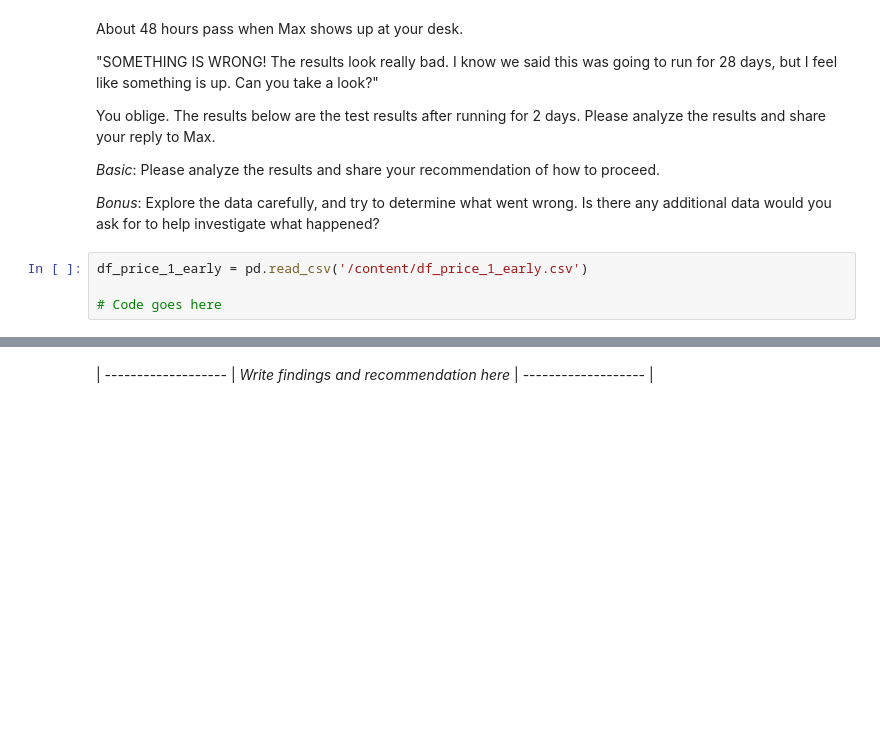
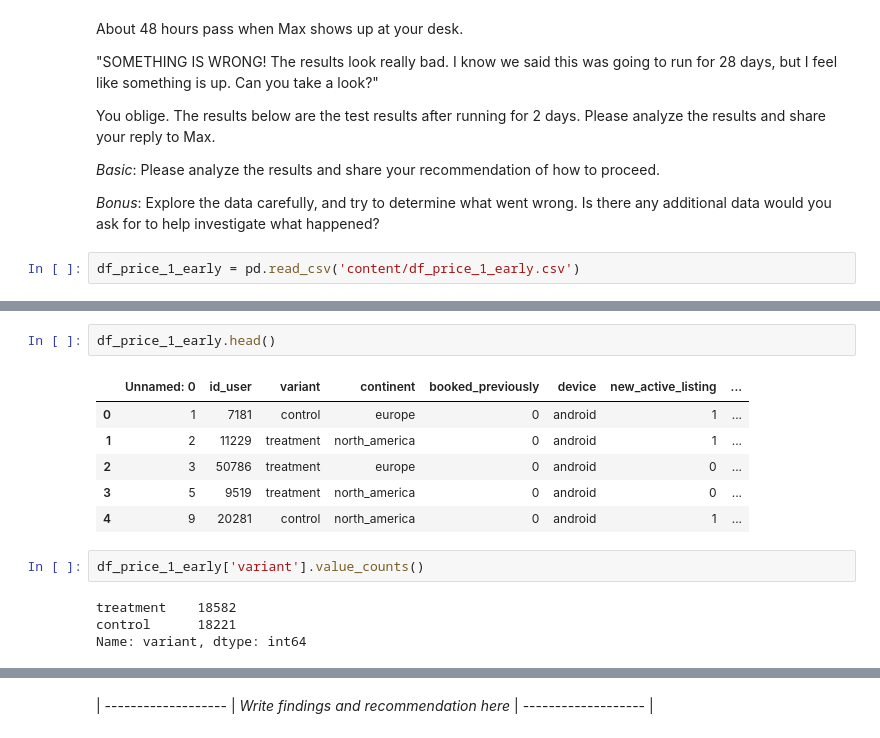
Before and after one commit to pwharrison/corise, a Jupyter notebook: practical-ab-testing/practical-ab-testing-week-3-project.ipynb, the cells around one changed output, grey strips where cells are left out. Cells and saved outputs as stored; diff of their text form; blank space fills up the shorter version.

```diff
--- a/practical-ab-testing/practical-ab-testing-week-3-project.ipynb
+++ b/practical-ab-testing/practical-ab-testing-week-3-project.ipynb
@@ -249,6 +273,4 @@ _Basic_: Please analyze the results and share your recommendation of how to proc
 
 _Bonus_: Explore the data carefully, and try to determine what went wrong. Is there any additional data would you ask for to help investigate what happened?
 # %%
-df_price_1_early = pd.read_csv('/content/df_price_1_early.csv')
-
-# Code goes here
+df_price_1_early = pd.read_csv('content/df_price_1_early.csv')
@@ -254,0 +299,15 @@ df_price_1_early = pd.read_csv('/content/df_price_1_early.csv')
+# %%
+df_price_1_early.head()
+# %% [output]
+|  | Unnamed: 0 | id_user | variant | continent | booked_previously | device | new_active_listing | ... |
+| 0 | 1 | 7181 | control | europe | 0 | android | 1 | ... |
+| 1 | 2 | 11229 | treatment | north_america | 0 | android | 1 | ... |
+| 2 | 3 | 50786 | treatment | europe | 0 | android | 0 | ... |
+| 3 | 5 | 9519 | treatment | north_america | 0 | android | 0 | ... |
+| 4 | 9 | 20281 | control | north_america | 0 | android | 1 | ... |
+# %%
+df_price_1_early['variant'].value_counts()
+# %% [output]
+treatment    18582
+control      18221
+Name: variant, dtype: int64
```
Also changed, not shown: parts of 9 cells of this notebook.
